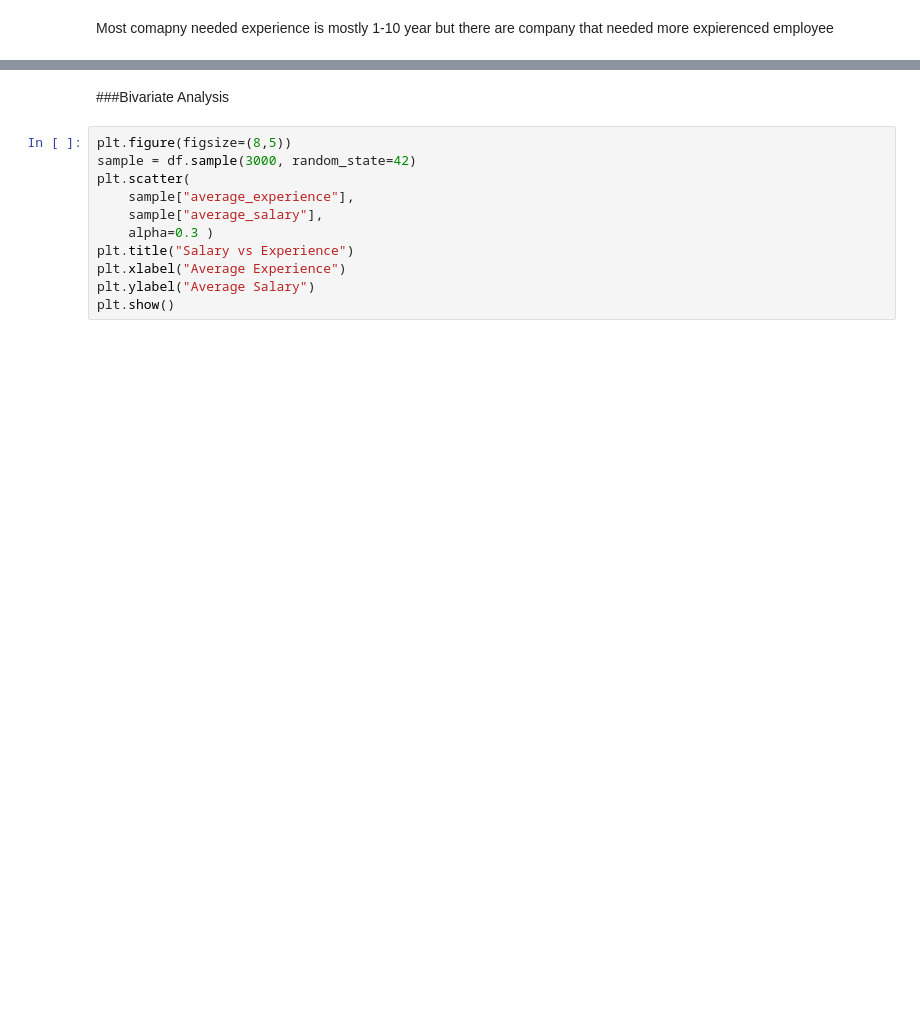
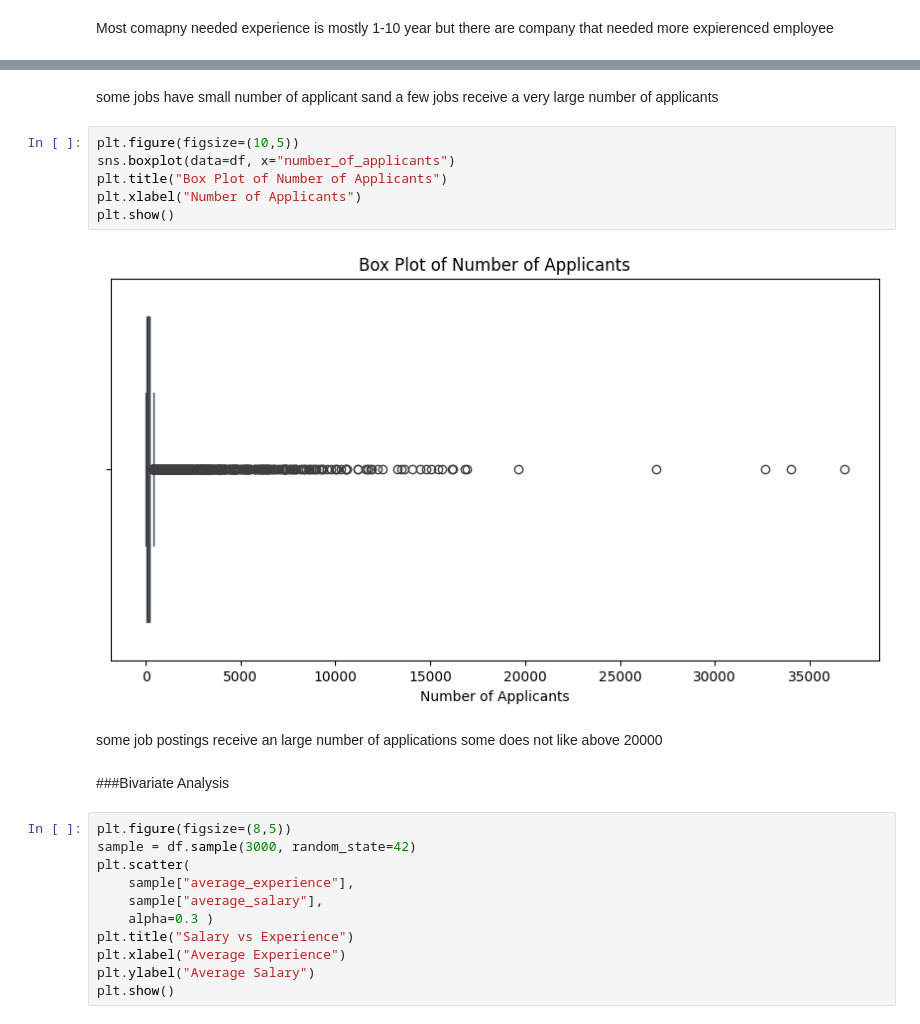
Before and after one commit to divyanshusengar33/MLCoE-Tasks, a Jupyter notebook: Task_1.ipynb, the cells around one changed output, grey strips where cells are left out. Drawn from its saved outputs; the diff is of its cells as text; blank space fills up the shorter version.

```diff
--- a/Task_1.ipynb
+++ b/Task_1.ipynb
@@ -420,3 +439,16 @@ Most comapny needed experience is mostly 1-10 year but there are company that ne
+# %% [markdown]
+some jobs have  small number of applicant sand  a few jobs receive a very large number of applicants
+# %%
+plt.figure(figsize=(10,5))
+sns.boxplot(data=df, x="number_of_applicants")
+plt.title("Box Plot of Number of Applicants")
+plt.xlabel("Number of Applicants")
+plt.show()
+# %% [output]
+[figure, added]
+# %% [markdown]
+some job postings receive an  large number of applications some does not like
+above 20000
 # %% [markdown]
 ###Bivariate Analysis
 # %%
```
Also changed, not shown: parts of 37 cells of this notebook.
